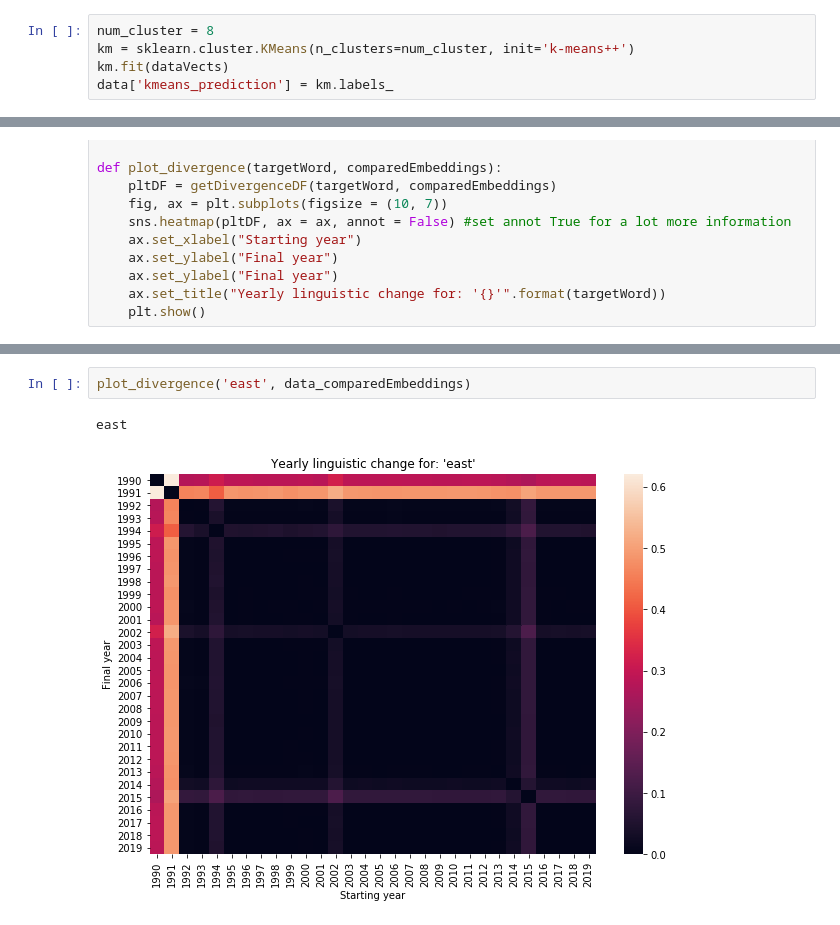
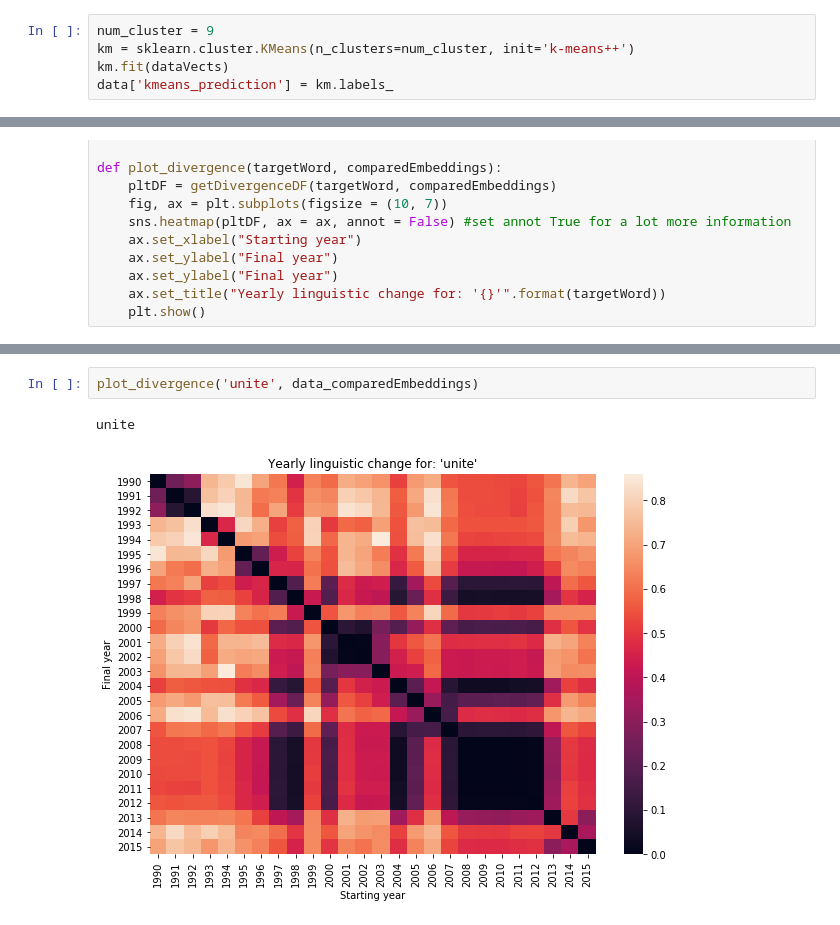
Before and after one commit to rachel-ker/refugeediscourse, a Jupyter notebook: analysis_template-COCA.ipynb, the cells around one changed output, grey strips where cells are left out. Cells and saved outputs as stored; diff of their text form.

```diff
--- a/analysis_template-COCA.ipynb
+++ b/analysis_template-COCA.ipynb
@@ -477,5 +477,5 @@ For 9 clusters, average silhouette score is 0.03027735674778955
 # %%
-num_cluster = 8
+num_cluster = 9
 km = sklearn.cluster.KMeans(n_clusters=num_cluster, init='k-means++')
 km.fit(dataVects)
 data['kmeans_prediction'] = km.labels_
@@ -1304,8 +1317,8 @@ middle
 # %%
-plot_divergence('east', data_comparedEmbeddings)
+plot_divergence('unite', data_comparedEmbeddings)
 # %% [output]
-east
+unite
-[figure, old version]
+[figure, new version]
 # %%
 plot_divergence('president', data_comparedEmbeddings)
 # %% [output]
```
Also changed, not shown: parts of 30 cells of this notebook.
